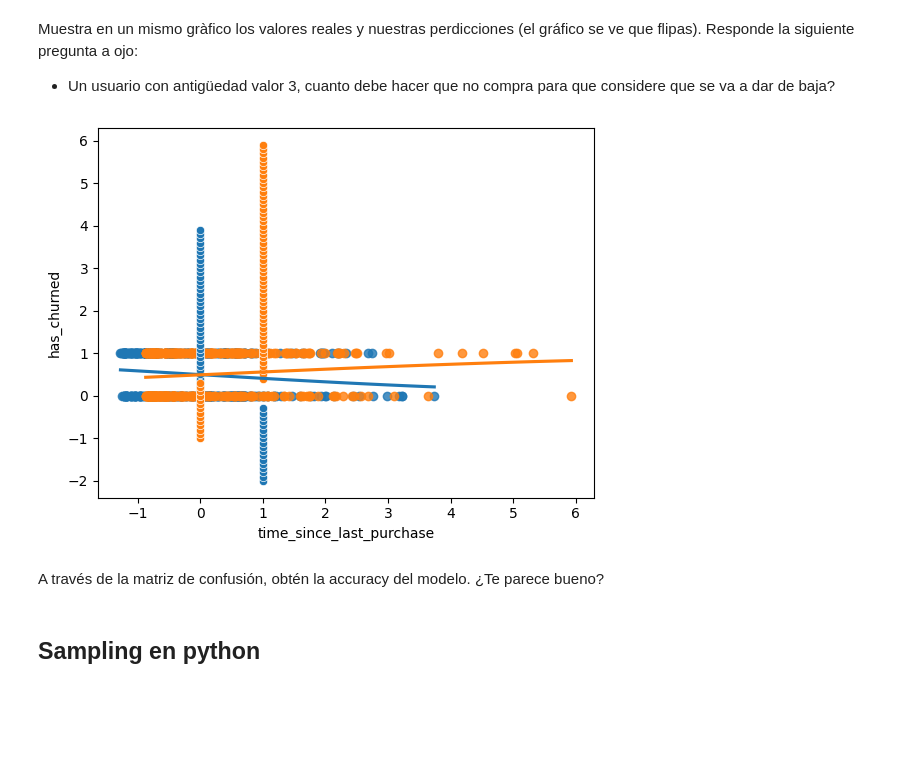
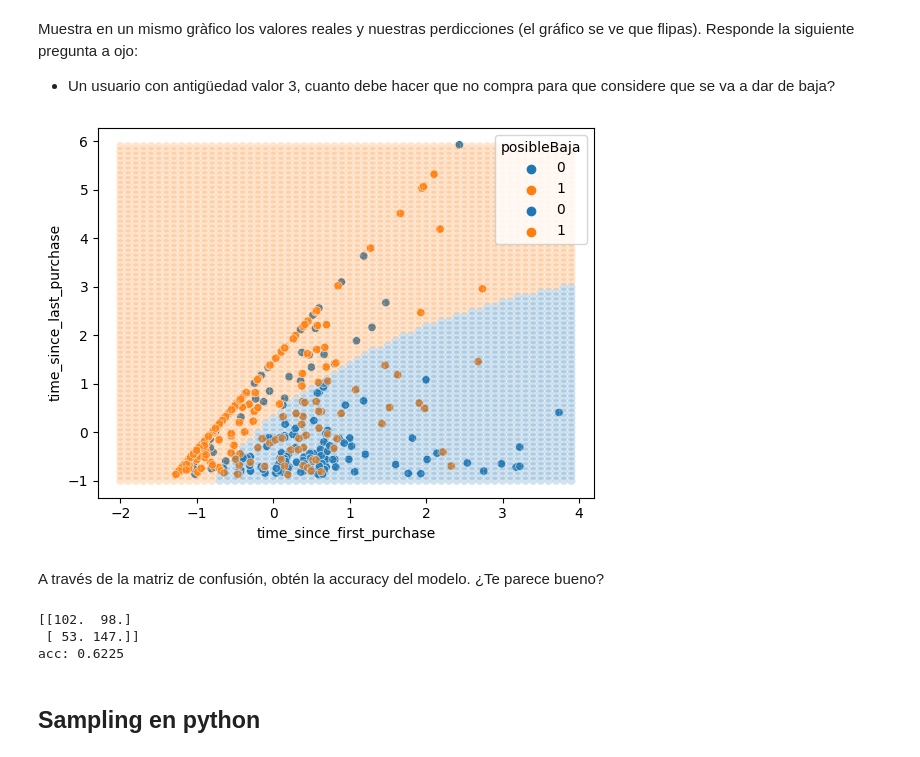
Before and after one commit to MarcMartinezM/PracticasIABigData, a Jupyter notebook: DATA SCIENCE MODELS ESTADÍSTICS/REGRESSION/REGRESION MULTIPLE/MultipleLogistic_Sampling.ipynb, the cells around one changed output. Saved outputs shown, nothing was run; the diff lists cells and outputs as text; code cells hidden in the pictures; blank space fills up the shorter version.

```diff
--- a/DATA SCIENCE MODELS ESTADÍSTICS/REGRESSION/REGRESION MULTIPLE/MultipleLogistic_Sampling.ipynb
+++ b/DATA SCIENCE MODELS ESTADÍSTICS/REGRESSION/REGRESION MULTIPLE/MultipleLogistic_Sampling.ipynb
@@ -28,30 +28,39 @@ Optimization terminated successfully.
 # %% [markdown]
 Para todas las combinaciones posibles de tiempo de relación con el cliente de -2 a 4 aumentando en tramos de 0.1 y antigüedad de compra de -1 a 6, en tramos de 0.1, predice si se darán de baja o no. (La predicción debe ser o 0 o 1)
 # %%
-data_predict_first= pd.DataFrame({'time_since_first_purchase': np.arange(-2,4,0.1)})
-data_predict_last = pd.DataFrame({'time_since_last_purchase': np.arange(-1,6,0.1)})
+first = np.arange(-2,4,0.1)
+last = np.arange(-1,6,0.1)
 
-data_predict_first['time_since_last_purchase']= 0
-data_predict_last['time_since_first_purchase'] = 0
-
-data_predict_first = data_predict_first.assign(has_churned=modelo_churn.predict(data_predict_first))
-data_predict_last = data_predict_last.assign(has_churned=modelo_churn.predict(data_predict_last))
-
-data_predict_first['has_churned'] = data_predict_first['has_churned'].apply(lambda x: 1 if x>0.5 else 0)
-data_predict_last['has_churned'] = data_predict_last['has_churned'].apply(lambda x: 1 if x>0.5 else 0)
+comb = product(first,last)
+data = pd.DataFrame(comb,columns=['time_since_first_purchase','time_since_last_purchase'])
+data_predict = data.assign(has_churned=modelo_churn.predict(data))
+data_predict['posibleBaja'] = data_predict['has_churned'].apply(lambda x: 1 if x>0.5 else 0)
 # %% [markdown]
 Muestra en un mismo gràfico los valores reales y nuestras perdicciones (el gráfico se ve que flipas). Responde la siguiente pregunta a ojo:
 - Un usuario con antigüedad valor 3, cuanto debe hacer que no compra para que considere que se va a dar de baja?
-# %%
-sns.regplot(x='time_since_first_purchase',y='has_churned',data=df_churn,logistic=True,ci=None)
-sns.regplot(x='time_since_last_purchase',y='has_churned',data=df_churn,logistic=True,ci=None)
-sns.scatterplot(y='time_since_first_purchase',x='has_churned',data=data_predict_first)
-sns.scatterplot(y='time_since_last_purchase',x='has_churned',data=data_predict_last)
-plt.show()
-# %% [output]
-[figure, removed]
+# %%
+
+sns.scatterplot(x='time_since_first_purchase',y='time_since_last_purchase', hue='has_churned', data=df_churn)
+sns.scatterplot(x='time_since_first_purchase',y='time_since_last_purchase', hue='posibleBaja', data=data_predict, color='red',alpha=0.2)
+plt.show()
+# %% [output]
+[figure, added]
 # %% [markdown]
 A través de la matriz de confusión, obtén la accuracy del modelo. ¿Te parece bueno?
+# %%
+matrix_confu = modelo_churn.pred_table()
+print(matrix_confu)
+
+VP = matrix_confu[0,0]
+VN = matrix_confu[0,1]
+FN = matrix_confu[1,0]
+FP = matrix_confu[1,1]
+prec= (VP+FP)/(VP+VN+FN+FP)
+print(f'acc:',prec)
+# %% [output]
+[[102.  98.]
+ [ 53. 147.]]
+acc: 0.6225
 # %% [markdown]
 ## Sampling en python
 # %% [markdown]
```
Also changed, not shown: 2 other files.
